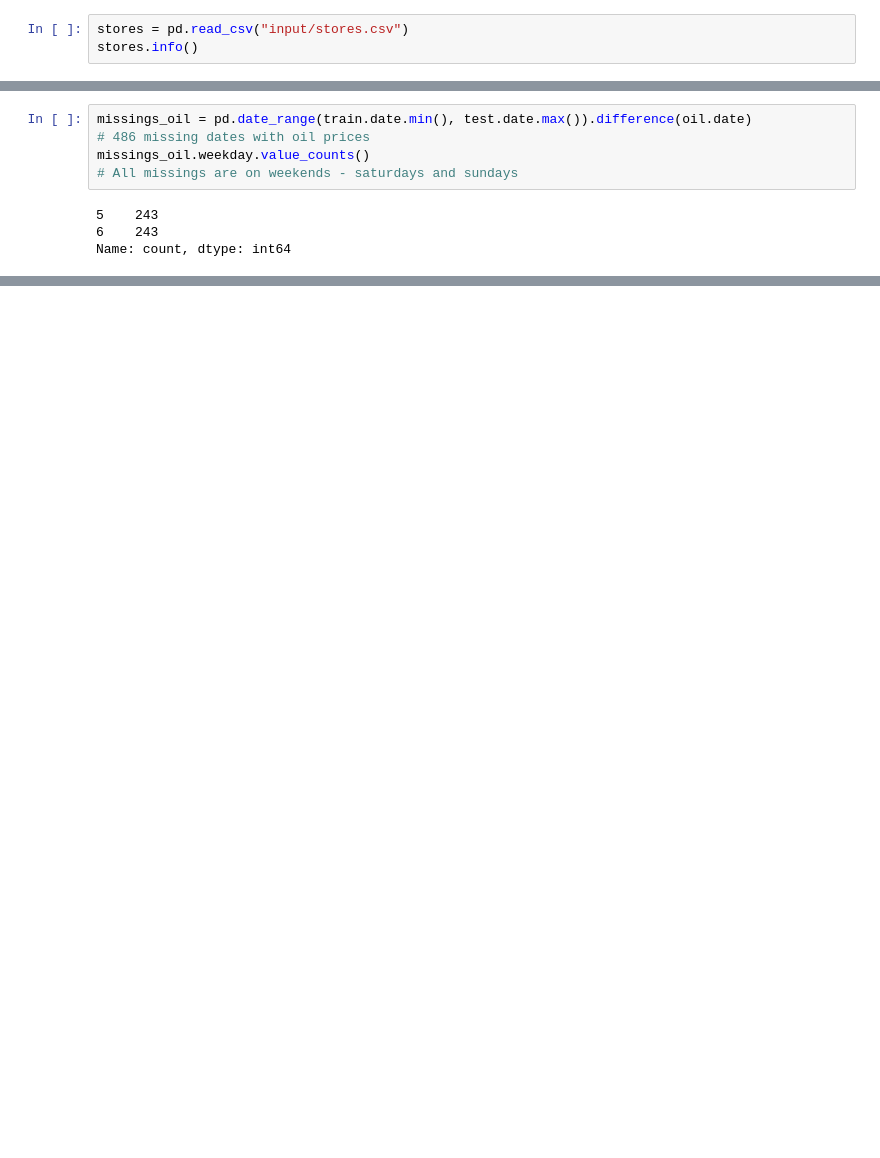
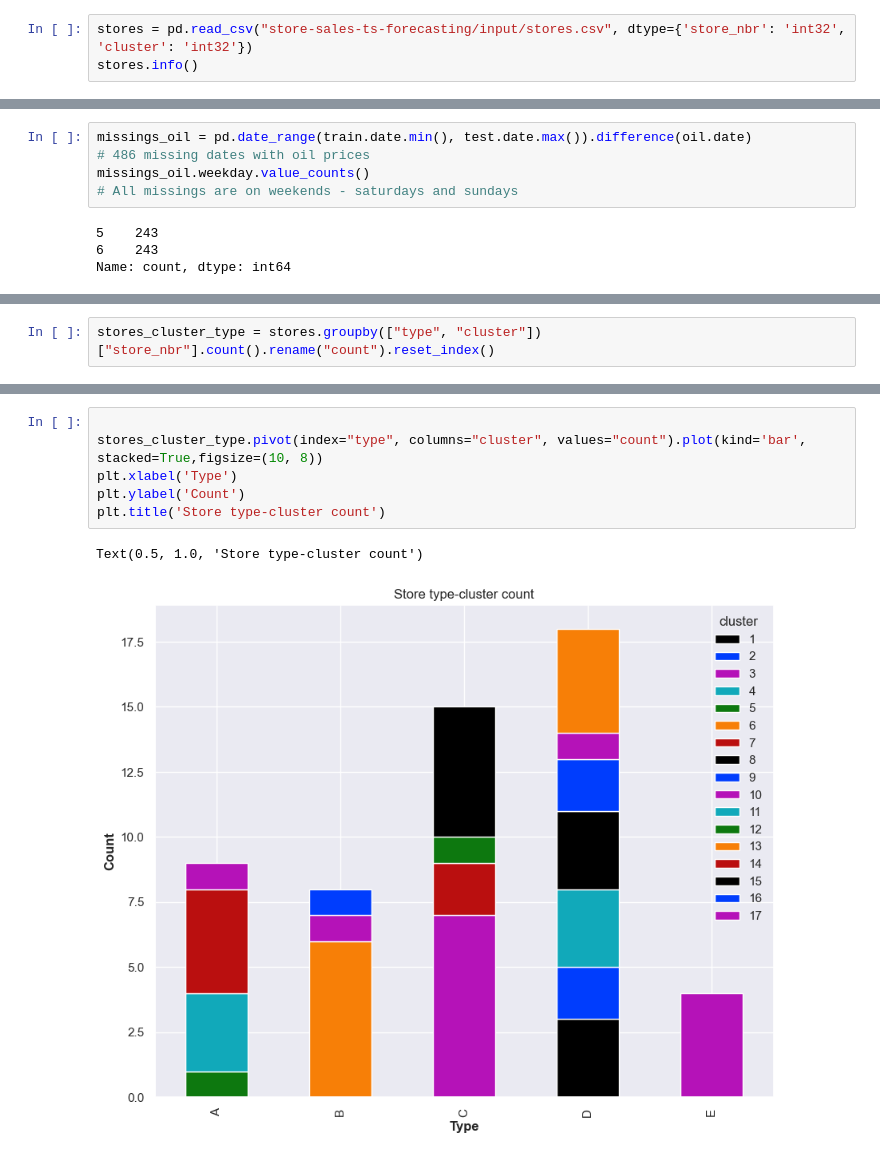
Before and after one commit to alestankiewicz/store-sales-ts-forecasting, a Jupyter notebook: data_preparation.ipynb, the cells around one changed output, grey strips where cells are left out. Saved outputs shown, nothing was run; the diff lists cells and outputs as text; blank space fills up the shorter version.

```diff
--- a/data_preparation.ipynb
+++ b/data_preparation.ipynb
@@ -162,5 +180,5 @@ oil.head()
 # %%
-stores = pd.read_csv("input/stores.csv")
+stores = pd.read_csv("store-sales-ts-forecasting/input/stores.csv", dtype={'store_nbr': 'int32', 'cluster': 'int32'})
 stores.info()
 # %% [output]
 <class 'pandas.core.frame.DataFrame'>
@@ -338,0 +453,2 @@ holidays_events
+# %%
+stores_cluster_type = stores.groupby(["type", "cluster"])["store_nbr"].count().rename("count").reset_index()
@@ -338,0 +527,9 @@ holidays_events
+# %%
+
+stores_cluster_type.pivot(index="type", columns="cluster", values="count").plot(kind='bar', stacked=True,figsize=(10, 8))
+plt.xlabel('Type')
+plt.ylabel('Count')
+plt.title('Store type-cluster count')
+# %% [output]
+Text(0.5, 1.0, 'Store type-cluster count')
+[figure, added]
```
Also changed, not shown: parts of 95 cells of this notebook.
